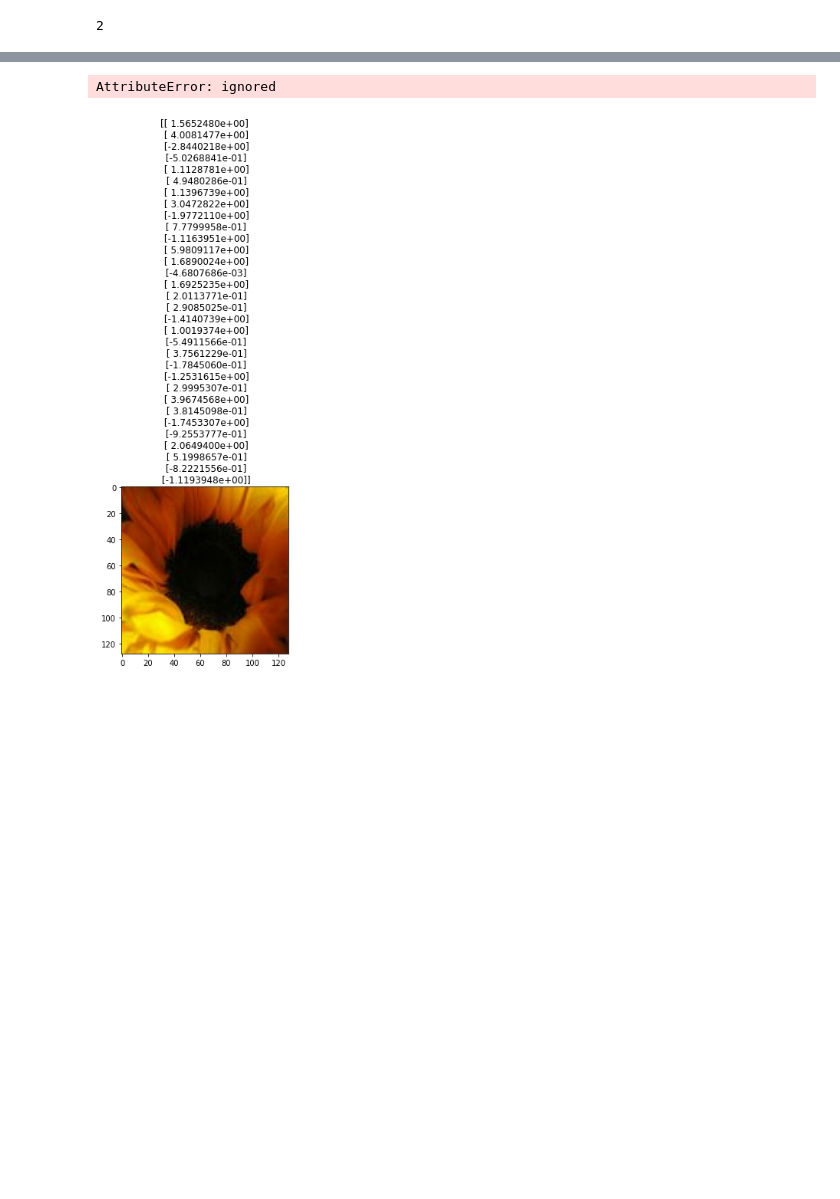
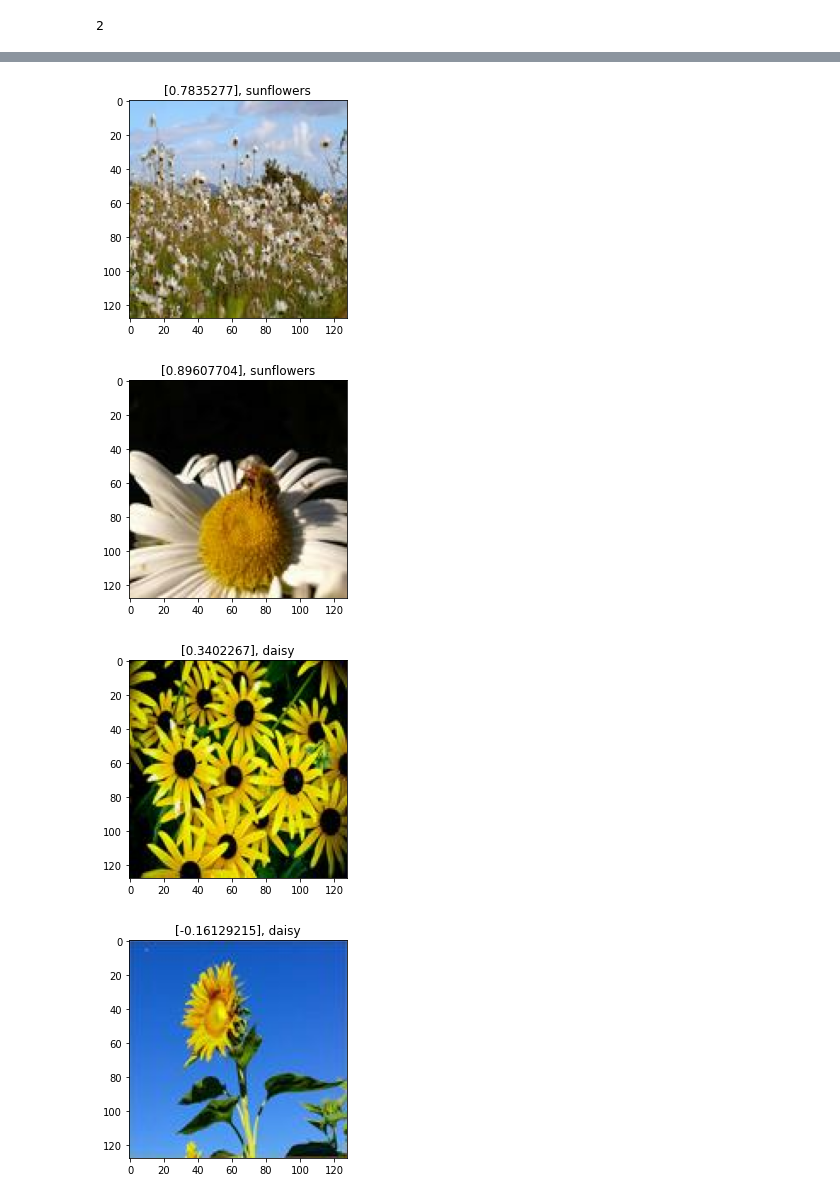
Before and after one commit to jhmuller/pretrain, a Jupyter notebook: pretrain.ipynb, the cells around one changed output, grey strips where cells are left out. Saved outputs shown, nothing was run; the diff lists cells and outputs as text; code cells hidden in the pictures; blank space fills up the shorter version.

```diff
--- a/pretrain.ipynb
+++ b/pretrain.ipynb
@@ -210,7 +214,7 @@ for images, labels in val_ds.take(1):
         if label != pred_labels[i]:
             ax = plt.subplot()
             plt.imshow(images[i].numpy().astype("uint8"))
-            title  = f"{res}, class_names[pred_labels[i]]"
+            title  = f"{res[i]}, {class_names[pred_labels[i]]}"
             plt.title(title)
             plt.show()
 # %% [output]
@@ -218,2 +222,4 @@ for images, labels in val_ds.take(1):
-AttributeError: ignored
-[figure, old version]
+[figure, new version]
+[figure, added]
+[figure, added]
+[figure, added]
```
Also changed, not shown: parts of 17 cells of this notebook.
